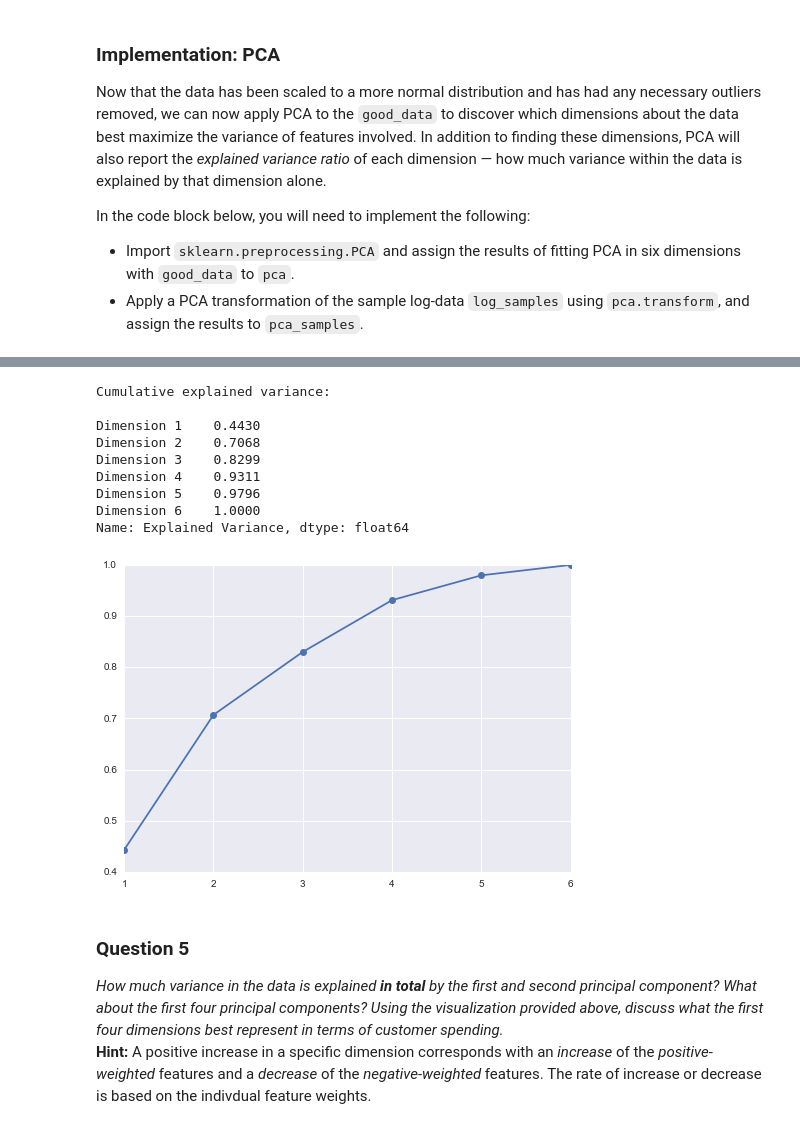
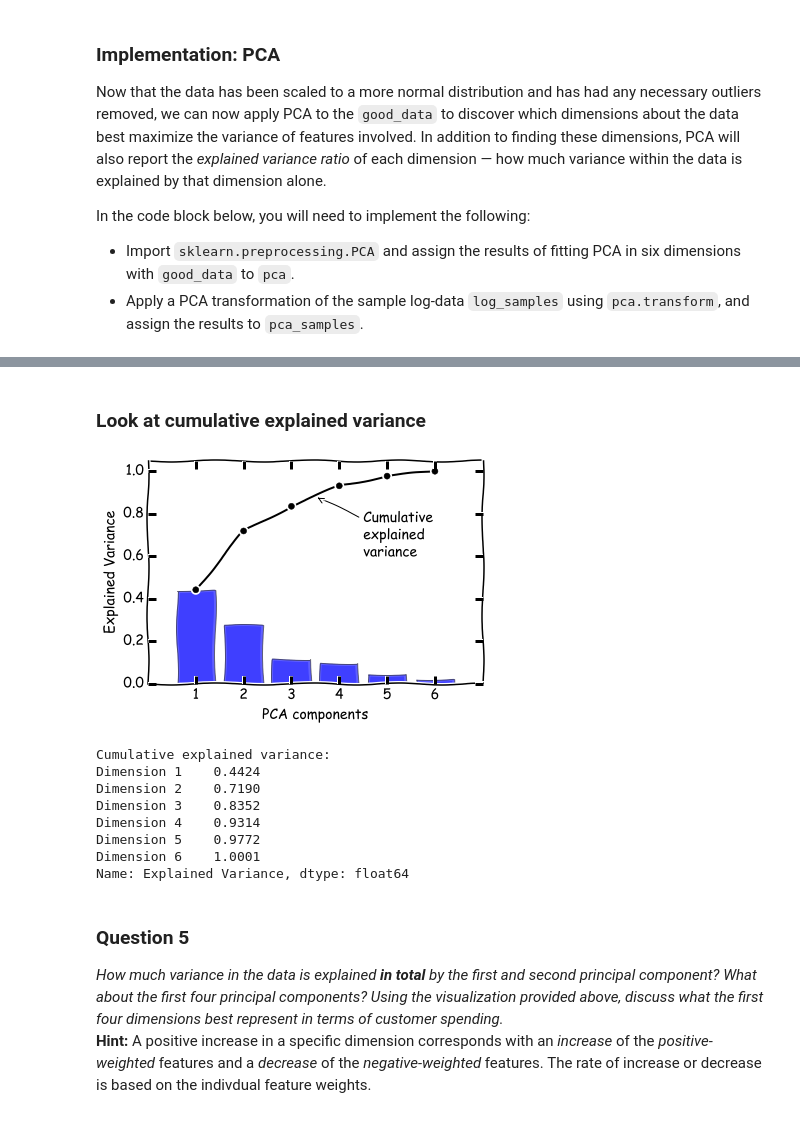
Before and after one commit to kcbighuge/p3-customer-segments, a Jupyter notebook: customer_segments_NEW.ipynb, the cells around one changed output, grey strips where cells are left out. Saved outputs shown, nothing was run; the diff lists cells and outputs as text; code cells hidden in the pictures.

```diff
--- a/customer_segments_NEW.ipynb
+++ b/customer_segments_NEW.ipynb
@@ -275,7 +287,7 @@ print "\nOutliers in more than 1 category:{}".format(outliers)
 good_data = log_data.drop(log_data.index[outliers]).reset_index(drop = True)
 
 # Don't remove outliers
-good_data = log_data
+good_data = log_data.copy()
 # %% [output]
 Data points considered outliers for the feature 'Fresh':
 Data points considered outliers for the feature 'Milk':
@@ -356,24 +368,38 @@ pca_results = rs.pca_results(good_data, pca)
-# %%
-# look at cumulative explained variance
-import matplotlib.pyplot as plt
-
-print "Cumulative explained variance:\n"
-print pca_results['Explained Variance'].cumsum()
-
-# plot the variances
-x = np.arange(1,7)
-_ = plt.plot(x, np.cumsum(pca.explained_variance_ratio_), '-o')
-# %% [output]
-Cumulative explained variance:
-
-Dimension 1    0.4430
-Dimension 2    0.7068
-Dimension 3    0.8299
-Dimension 4    0.9311
-Dimension 5    0.9796
-Dimension 6    1.0000
-Name: Explained Variance, dtype: float64
-[figure, removed]
+# %% [markdown]
+### Look at cumulative explained variance
+# %%
+# recover notebook inline defaults
+mpl.rcParams.update(inline_rc)
+
+with plt.xkcd():
+    # plot the variances
+    x = np.arange(1,7)
+
+    # plot the cumulative variance
+    plt.plot(x, np.cumsum(pca.explained_variance_ratio_), '-o', color='black')
+
+    # plot the components' variance
+    plt.bar(x, pca.explained_variance_ratio_, align='center', alpha=0.5)
+    plt.ylim(0, 1.05)
+    plt.annotate('Cumulative\nexplained\nvariance',
+                 xy=(3.5, .88), arrowprops=dict(arrowstyle='->'), xytext=(4.5, .6))
+    plt.xticks(range(1,7))
+    plt.xlabel('PCA components')
+    plt.ylabel('Explained Variance')
+    plt.show()
+
+print "Cumulative explained variance:"
+print pca_results['Explained Variance'].cumsum()
+# %% [output]
+[figure, added]
+Cumulative explained variance:
+Dimension 1    0.4424
+Dimension 2    0.7190
+Dimension 3    0.8352
+Dimension 4    0.9314
+Dimension 5    0.9772
+Dimension 6    1.0001
+Name: Explained Variance, dtype: float64
 # %% [markdown]
 ### Question 5
 *How much variance in the data is explained* ***in total*** *by the first and second principal component? What about the first four principal components? Using the visualization provided above, discuss what the first four dimensions best represent in terms of customer spending.*
```
Also changed, not shown: parts of 7 cells of this notebook.
